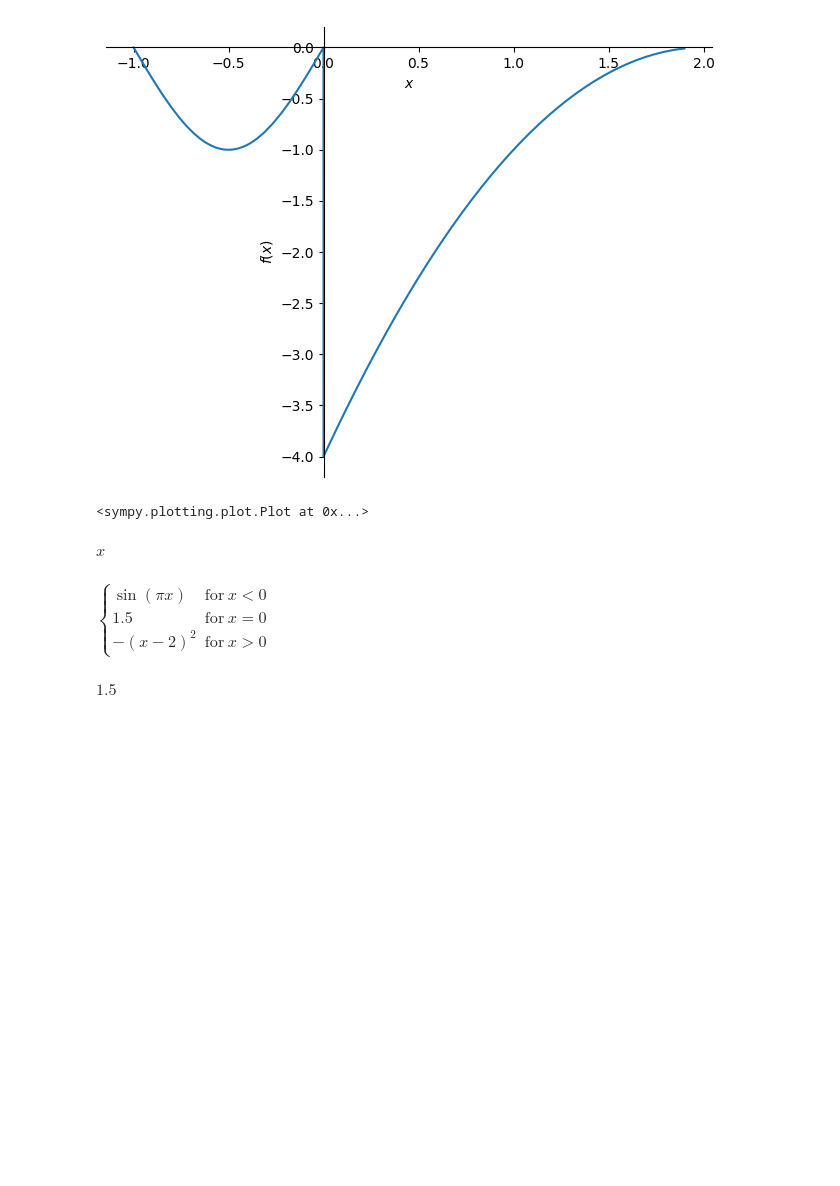
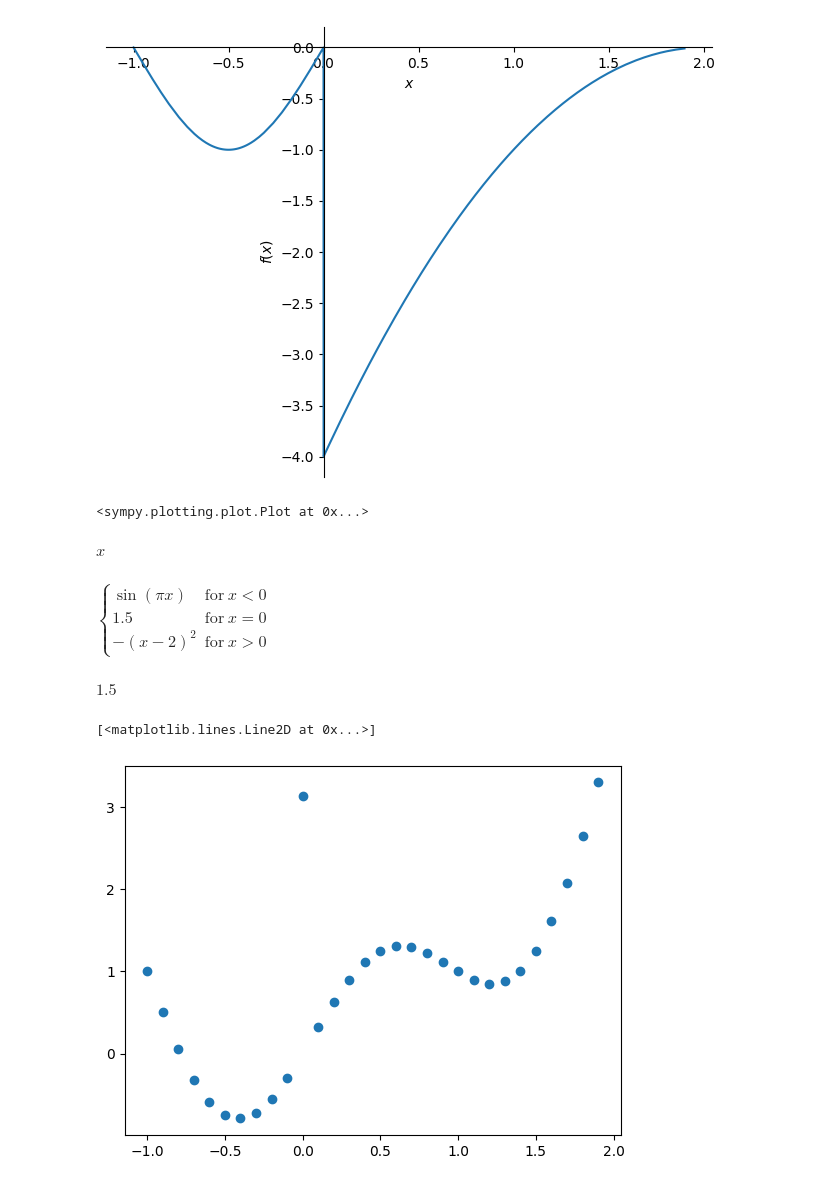
Before and after one commit to HammadArshd/calculusWithPython, a Jupyter notebook: practice/functions/discontinuities_cc.ipynb, the cells around one changed output. Drawn from its saved outputs; the diff is of its cells as text; code cells hidden in the pictures; blank space fills up the shorter version.

```diff
--- a/practice/functions/discontinuities_cc.ipynb
+++ b/practice/functions/discontinuities_cc.ipynb
@@ -140,3 +140,16 @@ $\displaystyle \begin{cases} \sin{\left(\pi x \right)} & \text{for}\: x < 0 \\1.
 fx.subs(x, 0)
 # %% [output]
 $\displaystyle 1.5$
+# %%
+# Exercise 3: removeable discontinuity
+y = np.sin(xx*np.pi) + xx**2
+
+# (xx - 0) centring x-axis variable to the numerical value we are looking for
+# take the absolute value, then we are looking for the minimum of shifted function above
+# and then aregmin returns the index, at which that minimum occurs
+# we can omit 0, but keeping for elaboration of general form of technique
+y[np.argmin(np.abs(xx - 0))] = np.pi
+plt.plot(xx, y, 'o')
+# %% [output]
+[<matplotlib.lines.Line2D at 0x...>]
+[figure, added]
```
Also changed, not shown: parts of 1 cell of this notebook.
